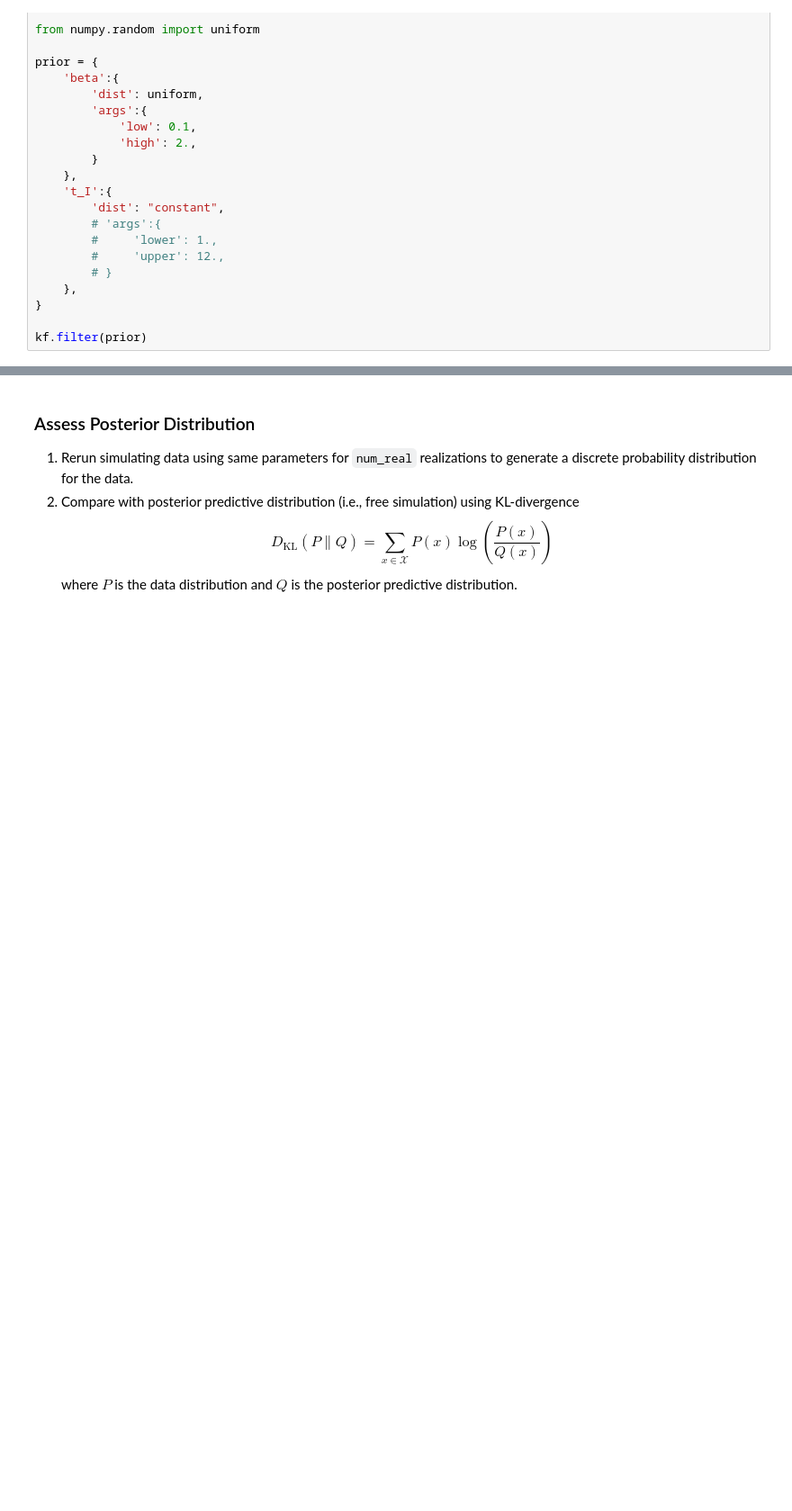
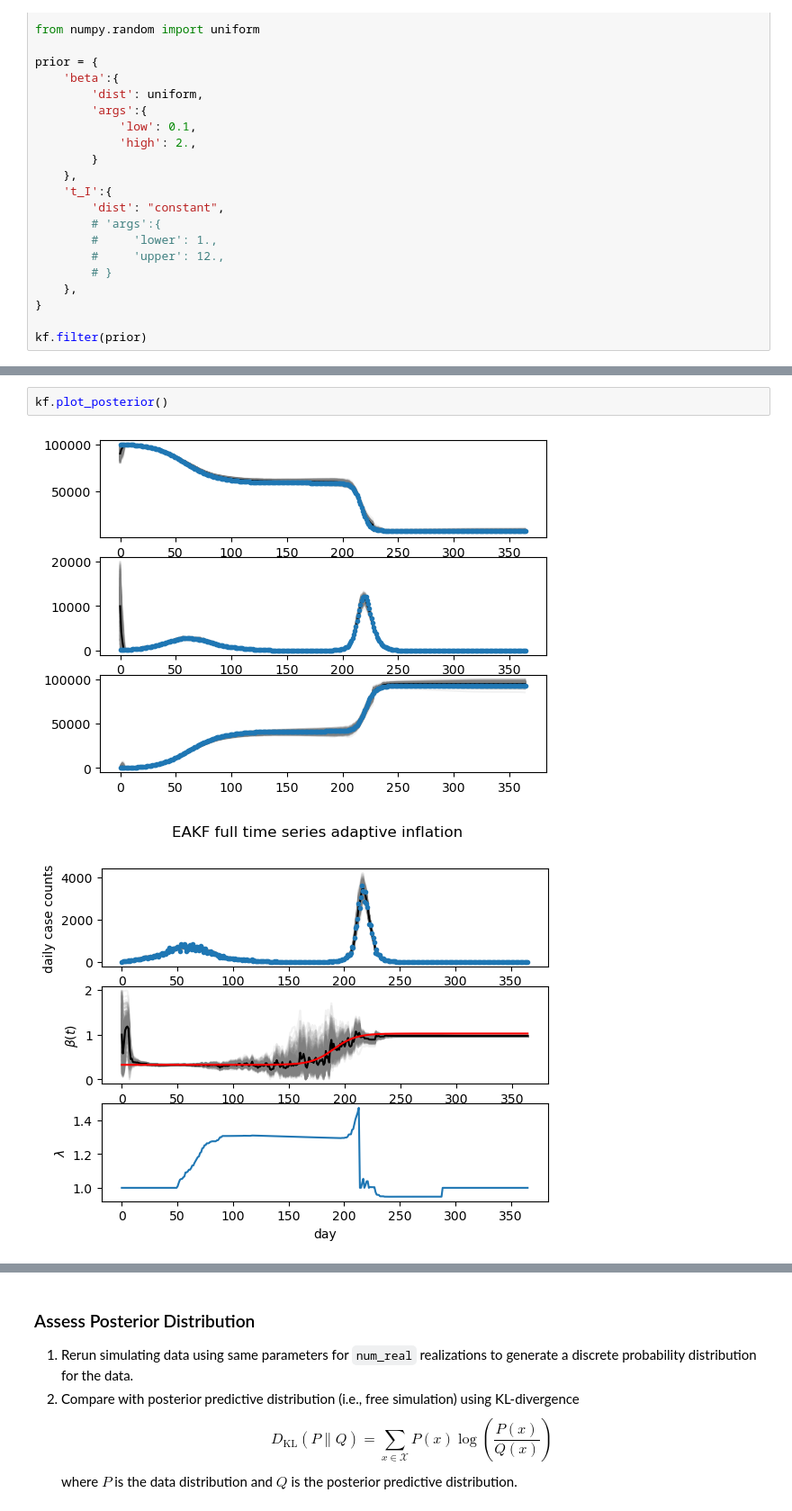
Before and after one commit to hwunrow/epykalman, a Jupyter notebook: sandbox/adaptive_inflation.ipynb, the cells around one changed output, grey strips where cells are left out. Shown at 90% size. Drawn from its saved outputs; the diff is of its cells as text; blank space fills up the shorter version.

```diff
--- a/sandbox/adaptive_inflation.ipynb
+++ b/sandbox/adaptive_inflation.ipynb
@@ -144,3 +108,8 @@ Text(0.5, 0.98, 'EAKF full time series adaptive inflation')
+# %%
+kf.plot_posterior()
+# %% [output]
+[figure, added]
+[figure, added]
 # %%
 kf.plot_reliability()
 # %% [output]
```
Also changed, not shown: parts of 22 cells of this notebook.
